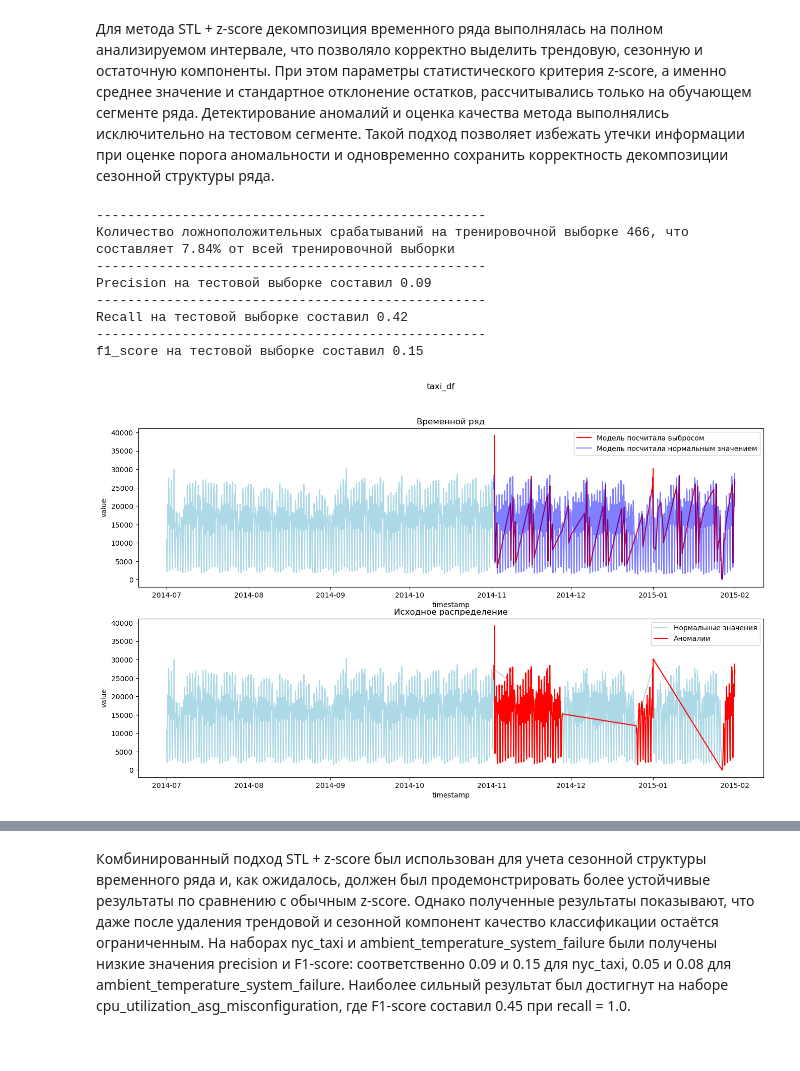
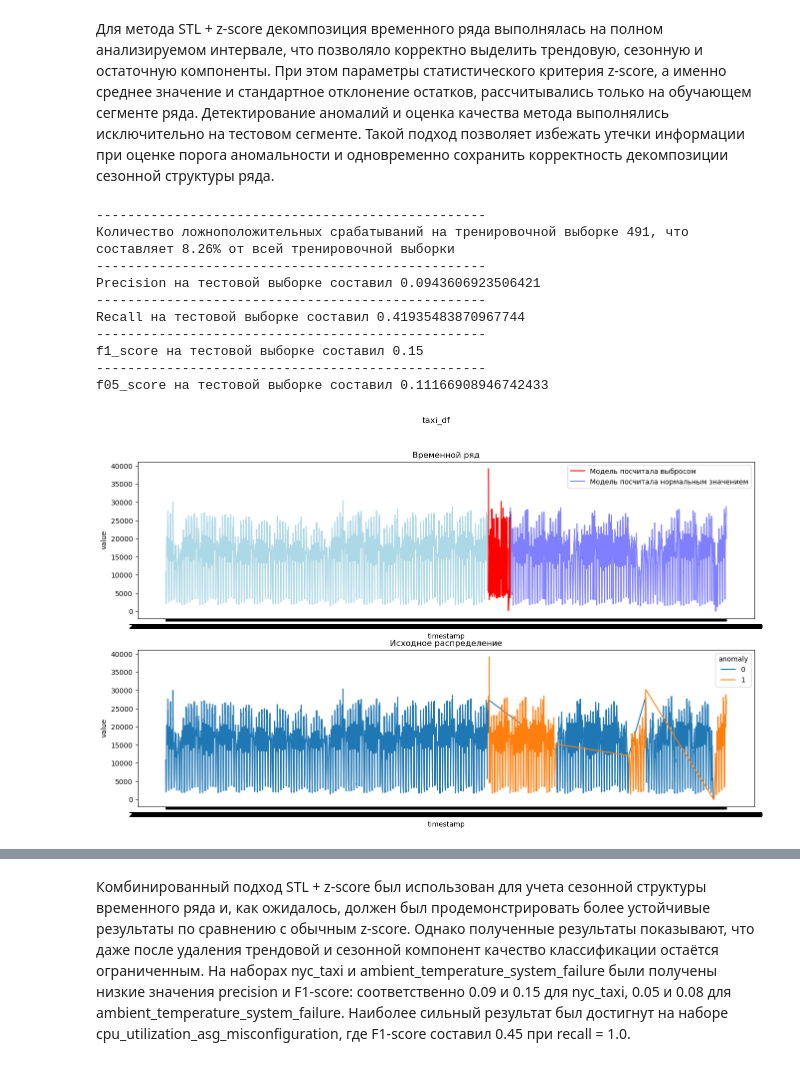
Before and after one commit to dperevyshin/automatic-generation-of-anomaly-thresholds-based-on-seasonality, a Jupyter notebook: Baseline.ipynb, the cells around one changed output, grey strips where cells are left out. Drawn from its saved outputs; the diff is of its cells as text; code cells hidden in the pictures.

```diff
--- a/Baseline.ipynb
+++ b/Baseline.ipynb
@@ -192,5 +231,5 @@ def zscore_method(df: pd.DataFrame, threshold: int = 2.0, name_df:str = 'taxi_df
 # %%
-zscore_method(taxi_df)
+research_df.loc[3] = zscore_method(taxi_df)
 # %% [output]
 --------------------------------------------------
 Количество ложноположительных срабатываний на тренировочной выборке 6, что составляет 0.1% от всей тренировочной выборки
@@ -204,7 +245,7 @@ f1_score на тестовой выборке составил 0.03
 # %% [markdown]
 По графику видно, что модель основаная на zscore очень плохо обнаруживает аномалии даже с достаточно лояльным threshold
 # %%
-zscore_method(ambient_temp_df, name_df='ambient_temp_df')
+research_df.loc[4] = zscore_method(ambient_temp_df, name_df='ambient_temp_df')
 # %% [output]
 --------------------------------------------------
 Количество ложноположительных срабатываний на тренировочной выборке 163, что составляет 4.38% от всей тренировочной выборки
@@ -218,5 +261,5 @@ f1_score на тестовой выборке составил 0.18
 # %%
-zscore_method(cpu_df, name_df = 'cpu_df')
+research_df.loc[5] = zscore_method(cpu_df, name_df = 'cpu_df')
 # %% [output]
 --------------------------------------------------
 Количество ложноположительных срабатываний на тренировочной выборке 1092, что составляет 6.42% от всей тренировочной выборки
@@ -254,15 +299,15 @@ def stl_zscore(df:pd.DataFrame, threshold:int = 2.0, name_df:str = 'taxi_df'):
     resid_mean = X_train.resid.mean()
     resid_std = X_train.resid.std()
 
-    resid_mean = df.resid.mean()
-    resid_std = df.resid.std()
+    #resid_mean = df.resid.mean()
+    #resid_std = df.resid.std()
 
     X_train['resid_zscore'] = (X_train.resid - resid_mean) / resid_std
     X_test['resid_zscore'] = (X_test.resid - resid_mean) / resid_std
 
     X_train['predicted'] = np.where(X_train['resid_zscore'].abs() >= threshold, 1, 0)
     X_test['predicted'] = np.where(X_test['resid_zscore'].abs() >= threshold, 1, 0)
-    summary_const(df, X_train, X_test, y_train, y_test)
+    metric = summary_const(df, X_train, X_test, y_train, y_test)
 
     fig, axes = plt.subplots(2, 1, figsize=(16, 9))
     plt.suptitle(name_df)
@@ -277,22 +322,34 @@ def stl_zscore(df:pd.DataFrame, threshold:int = 2.0, name_df:str = 'taxi_df'):
                     ax = axes[0], color = 'blue', alpha = 0.5)
 
     axes[1].set_title('Исходное распределение')
-    sns.lineplot(df[df['anomaly'] == 0], x = 'timestamp', y = 'value', ax = axes[1],
-                    label = 'Нормальные значения', color = 'lightblue')
-    sns.lineplot(df[df['anomaly'] == 1], x = 'timestamp', y = 'value', ax = axes[1],
-                    label = 'Аномалии', color = 'red')
+    #sns.lineplot(df[df['anomaly'] == 0], x = 'timestamp', y = 'value', ax = axes[1],
+    #                label = 'Нормальные значения', color = 'lightblue')
+    #sns.lineplot(df[df['anomaly'] == 1], x = 'timestamp', y = 'value', ax = axes[1],
+    #                label = 'Аномалии', color = 'red')
+
+    sns.lineplot(df, x = 'timestamp', y = 'value', hue = 'anomaly',  ax = axes[1])
 
     plt.show()
+
+    return {
+        'dataset':name_df,
+        'method':'stl_zscore',
+        'threshold_type' : f'stl_zscore',
+        'params':f'threshold = {threshold}',
+        **metric
+    }
 # %%
-stl_zscore(taxi_df)
+research_df.loc[6] = stl_zscore(taxi_df)
 # %% [output]
 --------------------------------------------------
-Количество ложноположительных срабатываний на тренировочной выборке 466, что составляет 7.84% от всей тренировочной выборки
+Количество ложноположительных срабатываний на тренировочной выборке 491, что составляет 8.26% от всей тренировочной выборки
 --------------------------------------------------
-Precision на тестовой выборке составил 0.09
+Precision на тестовой выборке составил 0.0943606923506421
 --------------------------------------------------
-Recall на тестовой выборке составил 0.42
+Recall на тестовой выборке составил 0.41935483870967744
 --------------------------------------------------
 f1_score на тестовой выборке составил 0.15
+--------------------------------------------------
+f05_score на тестовой выборке составил 0.11166908946742433
-[figure, old version]
+[figure, new version]
 # %%
```
Also changed, not shown: parts of 16 cells of this notebook, 3 other files.
